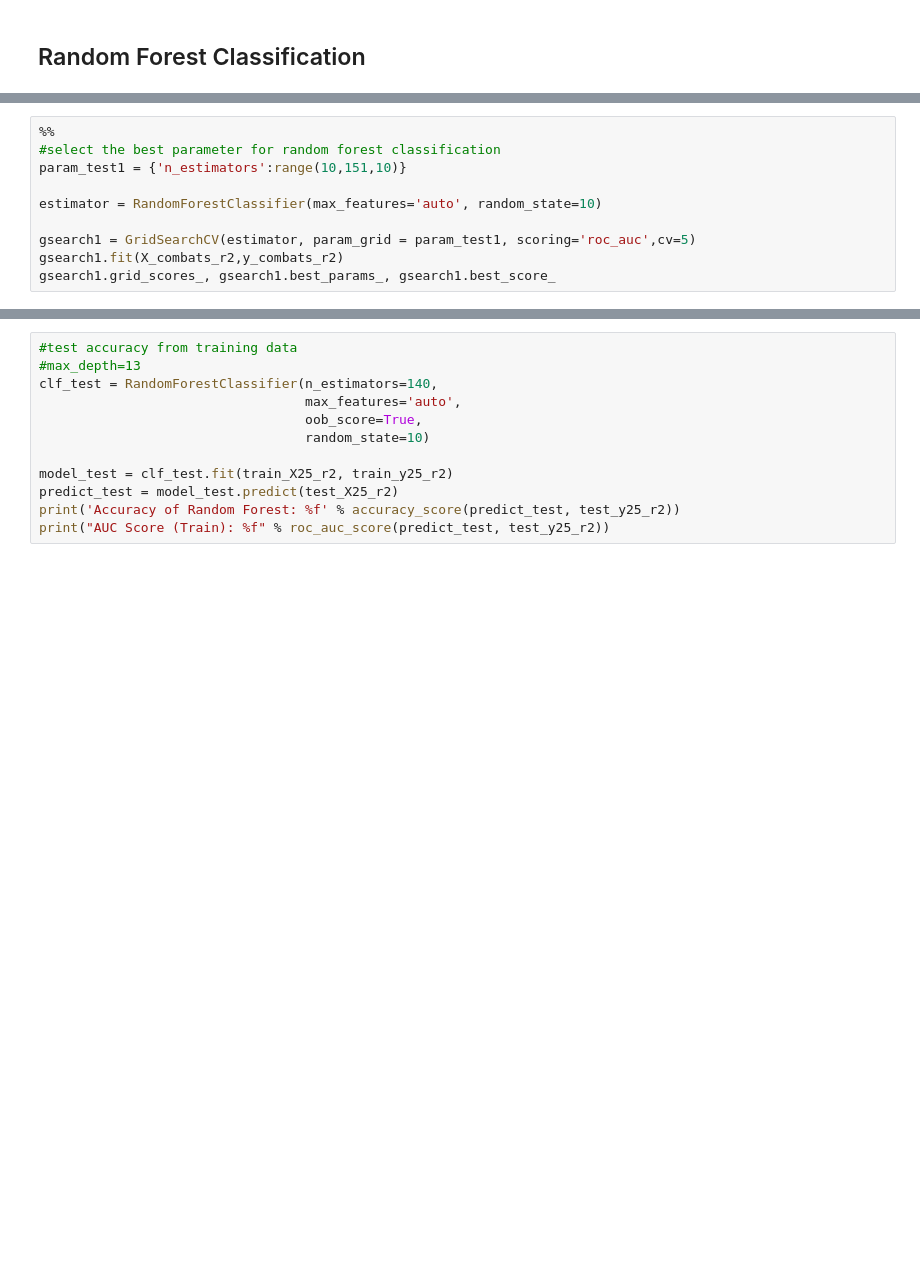
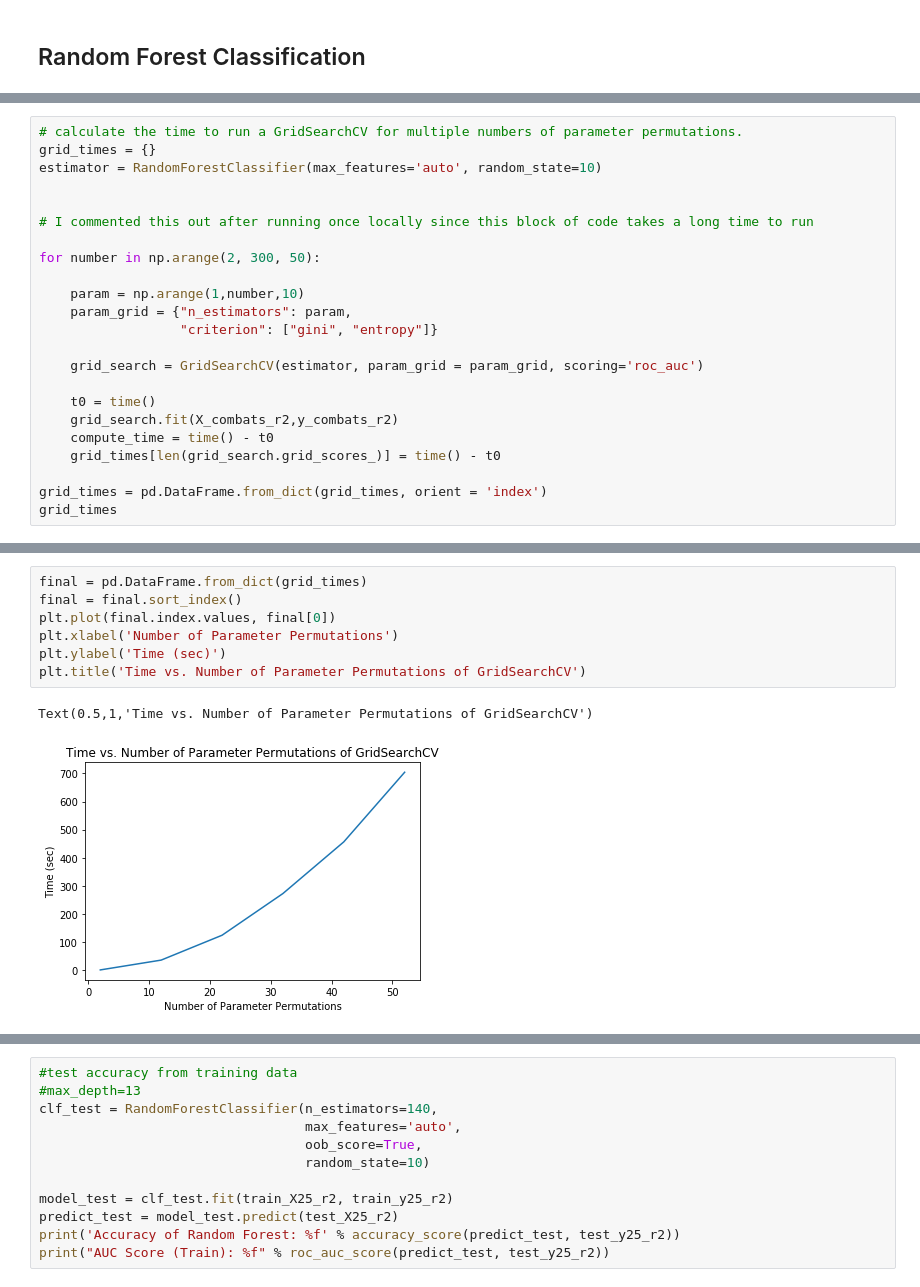
Before and after one commit to gillian850413/COMP4912, a Jupyter notebook: Notebook/Pokemon_Analysis.ipynb, the cells around one changed output, grey strips where cells are left out. Saved outputs shown, nothing was run; the diff lists cells and outputs as text; blank space fills up the shorter version.

Commit message:
add parameter tuning

```diff
--- a/Notebook/Pokemon_Analysis.ipynb
+++ b/Notebook/Pokemon_Analysis.ipynb
@@ -1571,10 +1593,0 @@ Before performing random forest classification, we need to decide the best param
-# %%
-%%
-#select the best parameter for random forest classification
-param_test1 = {'n_estimators':range(10,151,10)}
-
-estimator = RandomForestClassifier(max_features='auto', random_state=10)
-
-gsearch1 = GridSearchCV(estimator, param_grid = param_test1, scoring='roc_auc',cv=5)
-gsearch1.fit(X_combats_r2,y_combats_r2)
-gsearch1.grid_scores_, gsearch1.best_params_, gsearch1.best_score_
@@ -1620,0 +1600,23 @@ Test the accuracy of the random forest classification after adjusting the parame
+# %%
+# calculate the time to run a GridSearchCV for multiple numbers of parameter permutations.
+grid_times = {}
+estimator = RandomForestClassifier(max_features='auto', random_state=10)
+
+
+# I commented this out after running once locally since this block of code takes a long time to run
+
+for number in np.arange(2, 300, 50):
+
+    param = np.arange(1,number,10)
+    param_grid = {"n_estimators": param,
+                  "criterion": ["gini", "entropy"]}
+
+    grid_search = GridSearchCV(estimator, param_grid = param_grid, scoring='roc_auc')
+
+    t0 = time()
+    grid_search.fit(X_combats_r2,y_combats_r2)
+    compute_time = time() - t0
+    grid_times[len(grid_search.grid_scores_)] = time() - t0
+
+grid_times = pd.DataFrame.from_dict(grid_times, orient = 'index')
+grid_times
@@ -1620,0 +1631,10 @@ Test the accuracy of the random forest classification after adjusting the parame
+# %%
+final = pd.DataFrame.from_dict(grid_times)
+final = final.sort_index()
+plt.plot(final.index.values, final[0])
+plt.xlabel('Number of Parameter Permutations')
+plt.ylabel('Time (sec)')
+plt.title('Time vs. Number of Parameter Permutations of GridSearchCV')
+# %% [output]
+Text(0.5,1,'Time vs. Number of Parameter Permutations of GridSearchCV')
+[figure, added]
```
Also changed, not shown: parts of 52 cells of this notebook.
